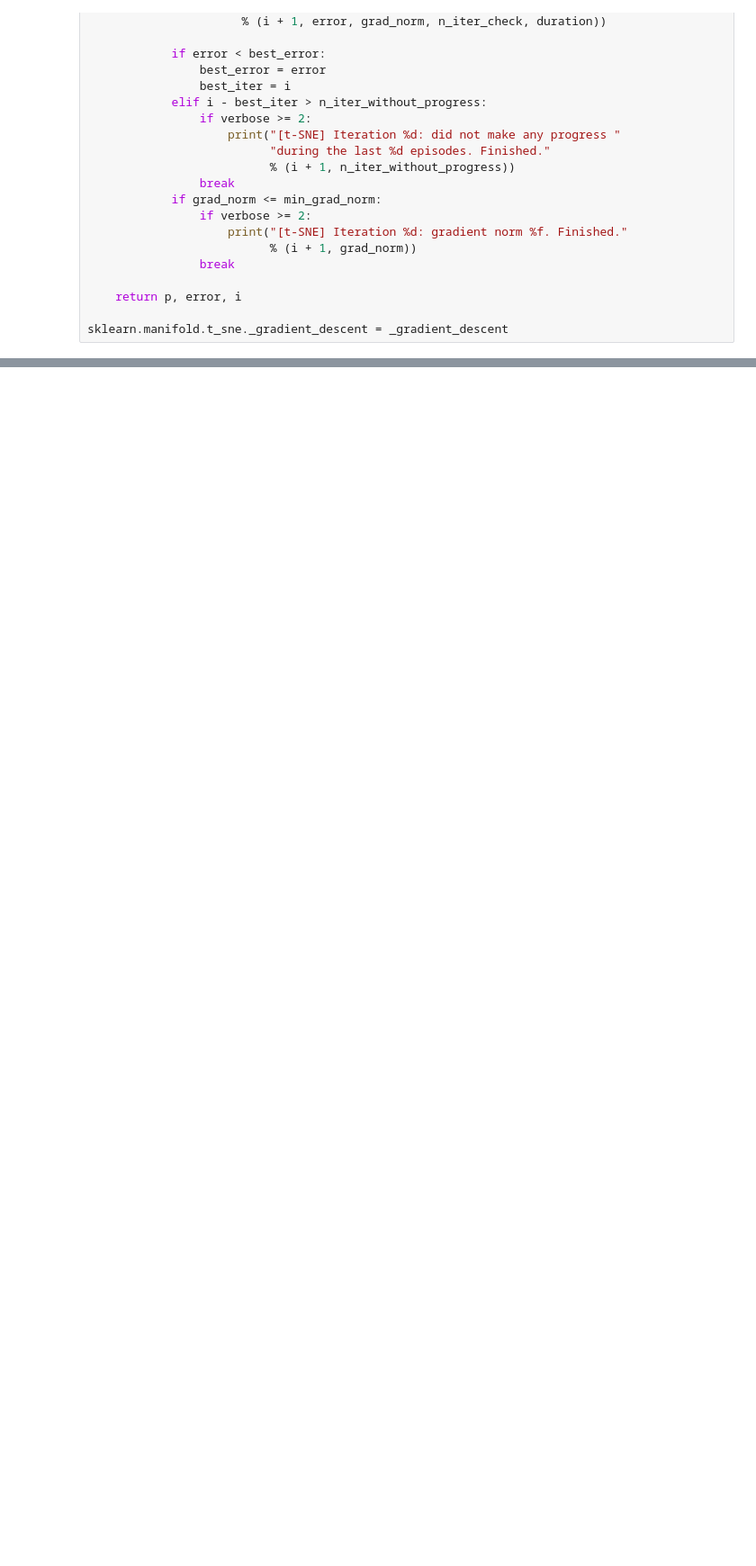
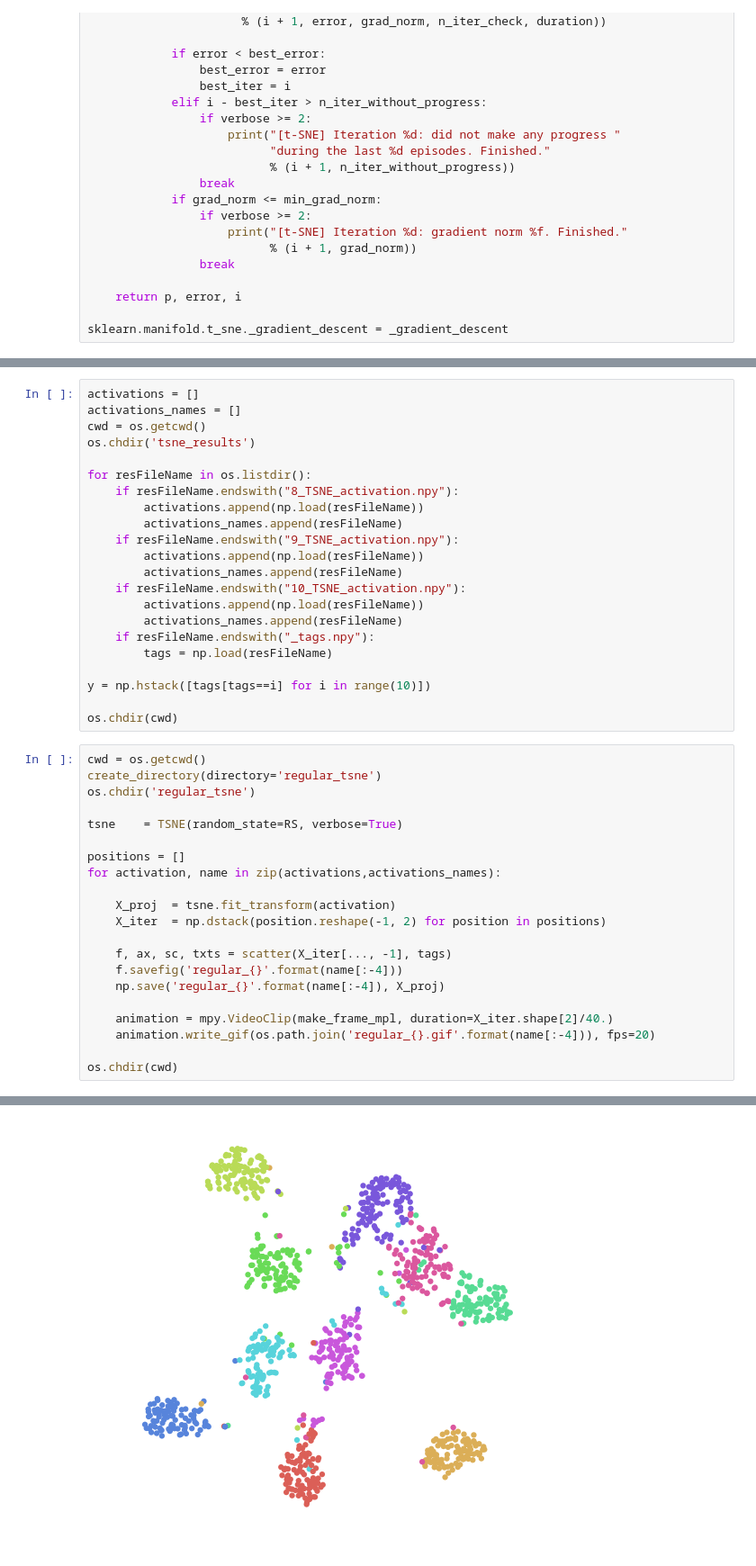
Before and after one commit to manorzvi/mnist_tsne_animation, a Jupyter notebook: tsne_prior.ipynb, the cells around one changed output, grey strips where cells are left out. Shown at 90% size. Drawn from its saved outputs; the diff is of its cells as text; blank space fills up the shorter version.

```diff
--- a/tsne_prior.ipynb
+++ b/tsne_prior.ipynb
@@ -583,3 +596,47 @@ class TSNE(BaseEstimator):
         """
         self.fit_transform(X)
         return self
+# %%
+activations = []
+activations_names = []
+cwd = os.getcwd()
+os.chdir('tsne_results')
+
+for resFileName in os.listdir():
+    if resFileName.endswith("8_TSNE_activation.npy"):
+        activations.append(np.load(resFileName))
+        activations_names.append(resFileName)
+    if resFileName.endswith("9_TSNE_activation.npy"):
+        activations.append(np.load(resFileName))
+        activations_names.append(resFileName)
+    if resFileName.endswith("10_TSNE_activation.npy"):
+        activations.append(np.load(resFileName))
+        activations_names.append(resFileName)
+    if resFileName.endswith("_tags.npy"):
+        tags = np.load(resFileName)
+
+y = np.hstack([tags[tags==i] for i in range(10)])
+
+os.chdir(cwd)
+# %%
+cwd = os.getcwd()
+create_directory(directory='regular_tsne')
+os.chdir('regular_tsne')
+
+tsne    = TSNE(random_state=RS, verbose=True)
+
+positions = []
+for activation, name in zip(activations,activations_names):
+
+    X_proj  = tsne.fit_transform(activation)
+    X_iter  = np.dstack(position.reshape(-1, 2) for position in positions)
+
+    f, ax, sc, txts = scatter(X_iter[..., -1], tags)
+    f.savefig('regular_{}'.format(name[:-4]))
+    np.save('regular_{}'.format(name[:-4]), X_proj)
+
+    animation = mpy.VideoClip(make_frame_mpl, duration=X_iter.shape[2]/40.)
+    animation.write_gif(os.path.join('regular_{}.gif'.format(name[:-4])), fps=20)
+
+os.chdir(cwd)
+# %% [output]
@@ -585,0 +674 @@ class TSNE(BaseEstimator):
+[figure, added]
```
Also changed, not shown: parts of 14 cells of this notebook.
